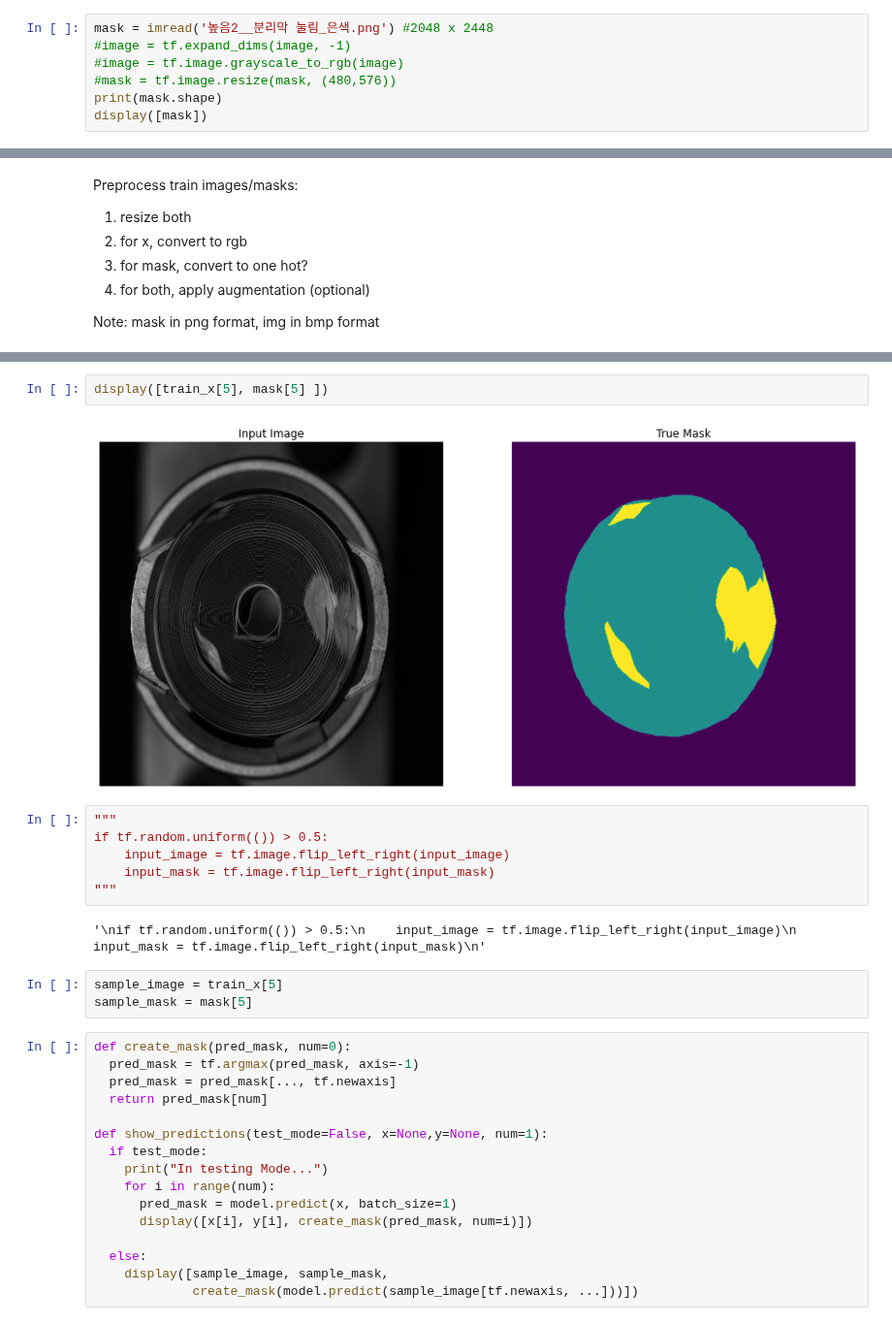
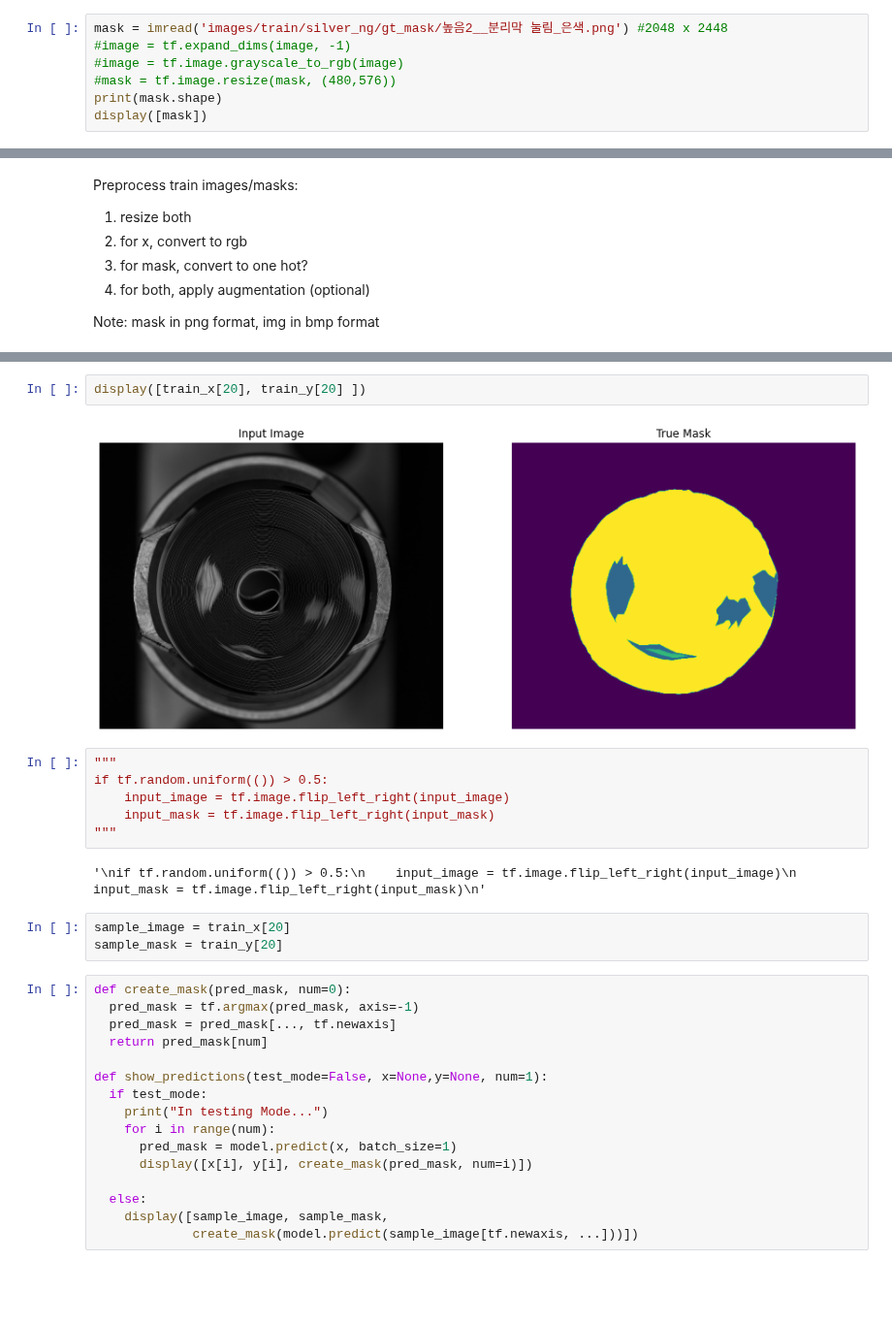
Before and after one commit to jhk0429/Segmentation_project, a Jupyter notebook: PSPNet/train_inception_psp_NewData.ipynb, the cells around one changed output, grey strips where cells are left out. Shown at 97% size. Cells and saved outputs as stored; diff of their text form; blank space fills up the shorter version.

```diff
--- a/PSPNet/train_inception_psp_NewData.ipynb
+++ b/PSPNet/train_inception_psp_NewData.ipynb
@@ -57,7 +58,7 @@ def display(display_list):
 # %% [markdown]
 Display One sample
 # %%
-mask = imread('높음2__분리막 눌림_은색.png') #2048 x 2448
+mask = imread('images/train/silver_ng/gt_mask/높음2__분리막 눌림_은색.png') #2048 x 2448
 #image = tf.expand_dims(image, -1)
 #image = tf.image.grayscale_to_rgb(image)
 #mask = tf.image.resize(mask, (480,576))
@@ -158,7 +138,7 @@ print(mask.shape)
-# %%
-display([train_x[5], mask[5] ])
-# %% [output]
-[figure, removed]
+# %%
+display([train_x[20], train_y[20] ])
+# %% [output]
+[figure, added]
 # %%
 """
 if tf.random.uniform(()) > 0.5:
@@ -168,8 +148,8 @@ if tf.random.uniform(()) > 0.5:
 # %% [output]
 '\nif tf.random.uniform(()) > 0.5:\n    input_image = tf.image.flip_left_right(input_image)\n    input_mask = tf.image.flip_left_right(input_mask)\n'
 # %%
-sample_image = train_x[5]
-sample_mask = mask[5]
+sample_image = train_x[20]
+sample_mask = train_y[20]
 # %%
 def create_mask(pred_mask, num=0):
   pred_mask = tf.argmax(pred_mask, axis=-1)
```
Also changed, not shown: parts of 19 cells of this notebook.
